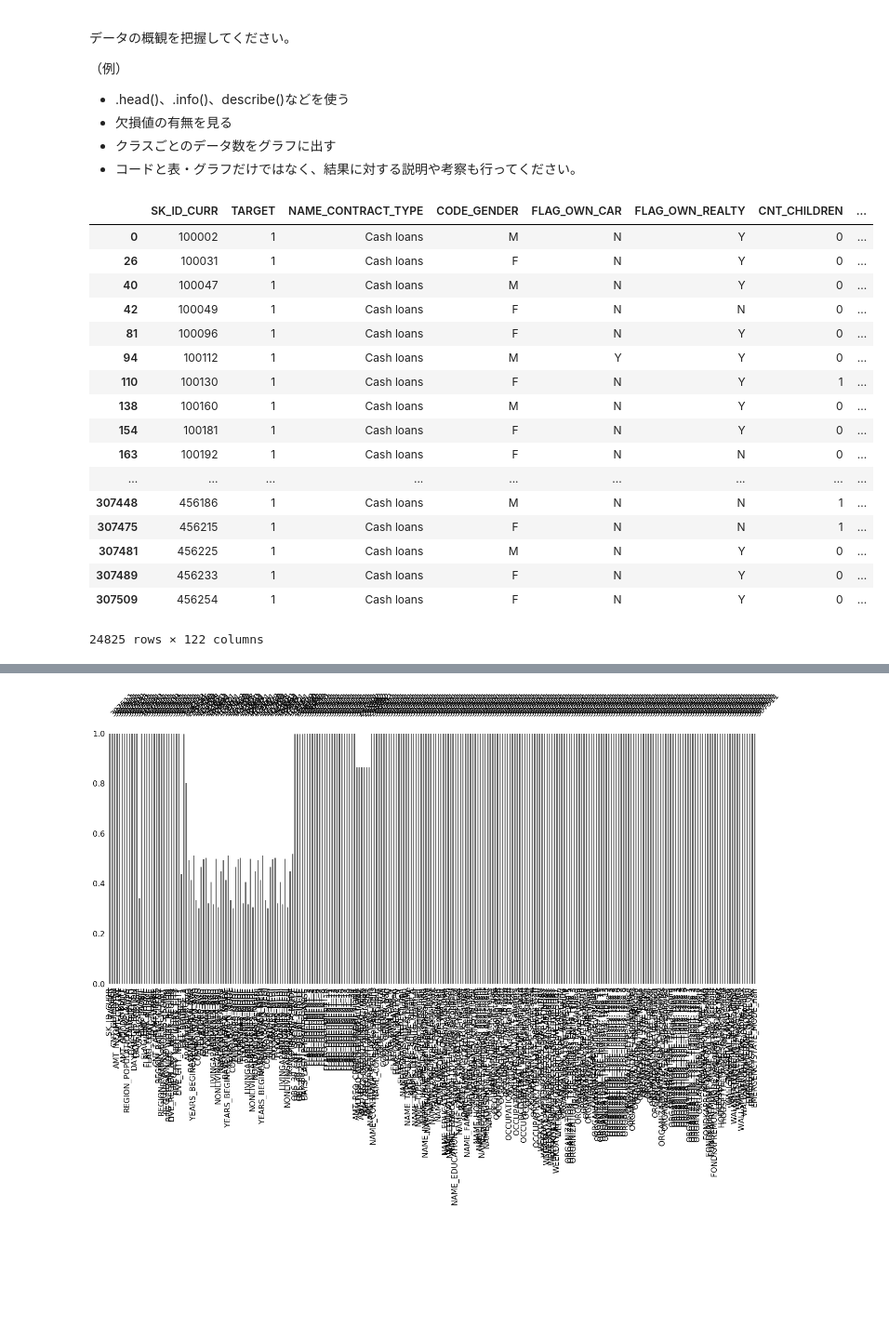
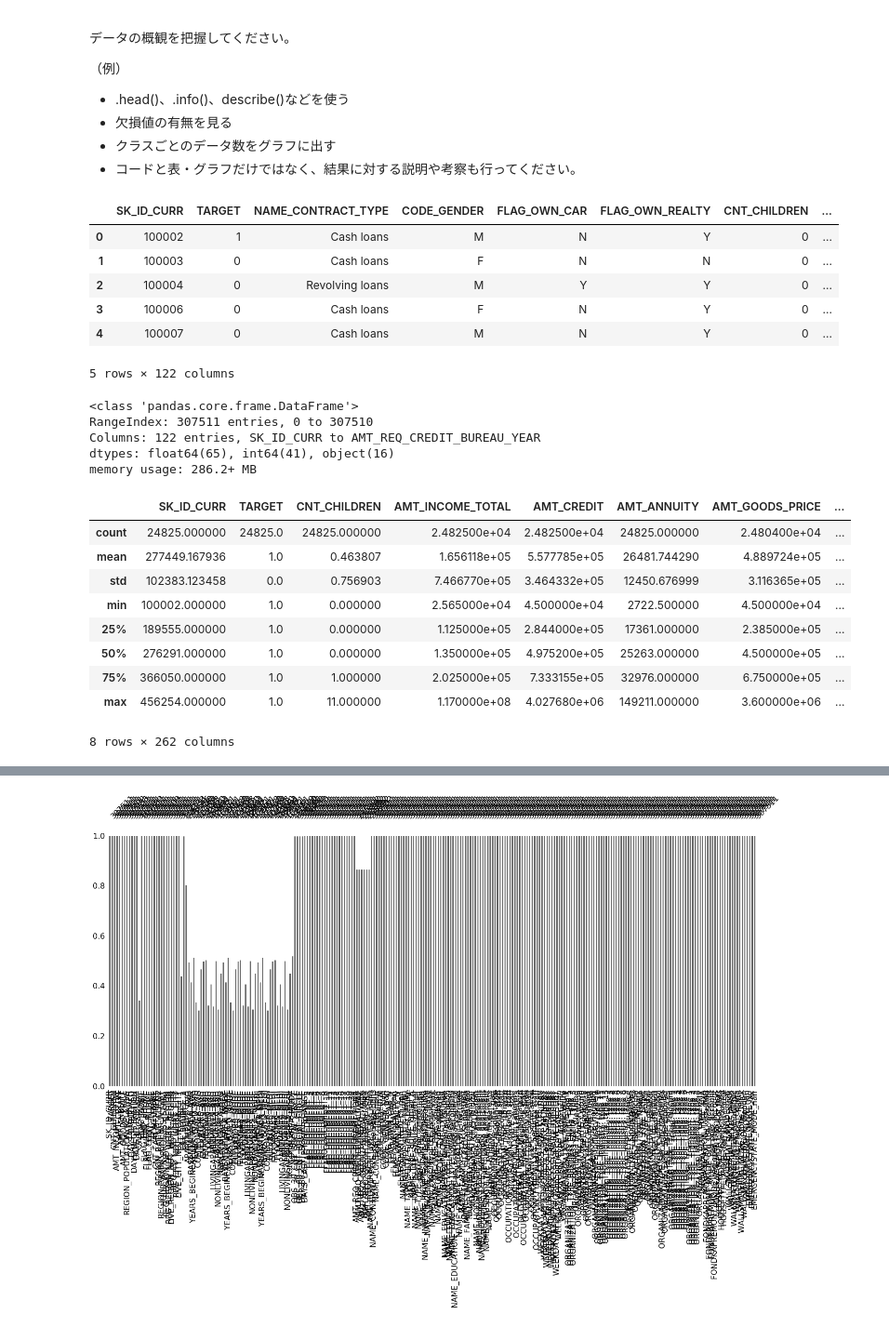
Before and after one commit to ohmorimori/diveintocode-ml, a Jupyter notebook: week3/week3-session.ipynb, the cells around one changed output, grey strips where cells are left out. Shown at 93% size. Saved outputs shown, nothing was run; the diff lists cells and outputs as text; code cells hidden in the pictures; blank space fills up the shorter version.

```diff
--- a/week3/week3-session.ipynb
+++ b/week3/week3-session.ipynb
@@ -41,3 +20,26 @@ df
 * 欠損値の有無を見る
 * クラスごとのデータ数をグラフに出す
 * コードと表・グラフだけではなく、結果に対する説明や考察も行ってください。
+# %%
+#データ読み込み
+import pandas as pd
+
+df = pd.read_csv('application_train.csv')
+df.head()
+# %% [output]
+|  | SK_ID_CURR | TARGET | NAME_CONTRACT_TYPE | CODE_GENDER | FLAG_OWN_CAR | FLAG_OWN_REALTY | CNT_CHILDREN | ... |
+| 0 | 100002 | 1 | Cash loans | M | N | Y | 0 | ... |
+| 1 | 100003 | 0 | Cash loans | F | N | N | 0 | ... |
+| 2 | 100004 | 0 | Revolving loans | M | Y | Y | 0 | ... |
+| 3 | 100006 | 0 | Cash loans | F | N | Y | 0 | ... |
+| 4 | 100007 | 0 | Cash loans | M | N | Y | 0 | ... |
+5 rows × 122 columns
+# %%
+#数値以外の情報が１６カラムある。
+df.info()
+# %% [output]
+<class 'pandas.core.frame.DataFrame'>
+RangeIndex: 307511 entries, 0 to 307510
+Columns: 122 entries, SK_ID_CURR to AMT_REQ_CREDIT_BUREAU_YEAR
+dtypes: float64(65), int64(41), object(16)
+memory usage: 286.2+ MB
@@ -44,21 +49,14 @@ df
 # %%
-df.loc[df['TARGET'] == 1, :]
+# TARGET == 1の人と0に分けてざっと見てみる。
+df.loc[df['TARGET'] == 1, :].describe()
 # %% [output]
-|  | SK_ID_CURR | TARGET | NAME_CONTRACT_TYPE | CODE_GENDER | FLAG_OWN_CAR | FLAG_OWN_REALTY | CNT_CHILDREN | ... |
-| 0 | 100002 | 1 | Cash loans | M | N | Y | 0 | ... |
-| 26 | 100031 | 1 | Cash loans | F | N | Y | 0 | ... |
-| 40 | 100047 | 1 | Cash loans | M | N | Y | 0 | ... |
-| 42 | 100049 | 1 | Cash loans | F | N | N | 0 | ... |
-| 81 | 100096 | 1 | Cash loans | F | N | Y | 0 | ... |
-| 94 | 100112 | 1 | Cash loans | M | Y | Y | 0 | ... |
-| 110 | 100130 | 1 | Cash loans | F | N | Y | 1 | ... |
-| 138 | 100160 | 1 | Cash loans | M | N | Y | 0 | ... |
-| 154 | 100181 | 1 | Cash loans | F | N | Y | 0 | ... |
-| 163 | 100192 | 1 | Cash loans | F | N | N | 0 | ... |
-| ... | ... | ... | ... | ... | ... | ... | ... | ... |
-| 307448 | 456186 | 1 | Cash loans | M | N | N | 1 | ... |
-| 307475 | 456215 | 1 | Cash loans | F | N | N | 1 | ... |
-| 307481 | 456225 | 1 | Cash loans | M | N | Y | 0 | ... |
-| 307489 | 456233 | 1 | Cash loans | F | N | Y | 0 | ... |
-| 307509 | 456254 | 1 | Cash loans | F | N | Y | 0 | ... |
+|  | SK_ID_CURR | TARGET | CNT_CHILDREN | AMT_INCOME_TOTAL | AMT_CREDIT | AMT_ANNUITY | AMT_GOODS_PRICE | ... |
+| count | 24825.000000 | 24825.0 | 24825.000000 | 2.482500e+04 | 2.482500e+04 | 24825.000000 | 2.480400e+04 | ... |
+| mean | 277449.167936 | 1.0 | 0.463807 | 1.656118e+05 | 5.577785e+05 | 26481.744290 | 4.889724e+05 | ... |
+| std | 102383.123458 | 0.0 | 0.756903 | 7.466770e+05 | 3.464332e+05 | 12450.676999 | 3.116365e+05 | ... |
+| min | 100002.000000 | 1.0 | 0.000000 | 2.565000e+04 | 4.500000e+04 | 2722.500000 | 4.500000e+04 | ... |
+| 25% | 189555.000000 | 1.0 | 0.000000 | 1.125000e+05 | 2.844000e+05 | 17361.000000 | 2.385000e+05 | ... |
+| 50% | 276291.000000 | 1.0 | 0.000000 | 1.350000e+05 | 4.975200e+05 | 25263.000000 | 4.500000e+05 | ... |
+| 75% | 366050.000000 | 1.0 | 1.000000 | 2.025000e+05 | 7.333155e+05 | 32976.000000 | 6.750000e+05 | ... |
+| max | 456254.000000 | 1.0 | 11.000000 | 1.170000e+08 | 4.027680e+06 | 149211.000000 | 3.600000e+06 | ... |
-24825 rows × 122 columns
+8 rows × 262 columns
```
Also changed, not shown: parts of 52 cells of this notebook.
